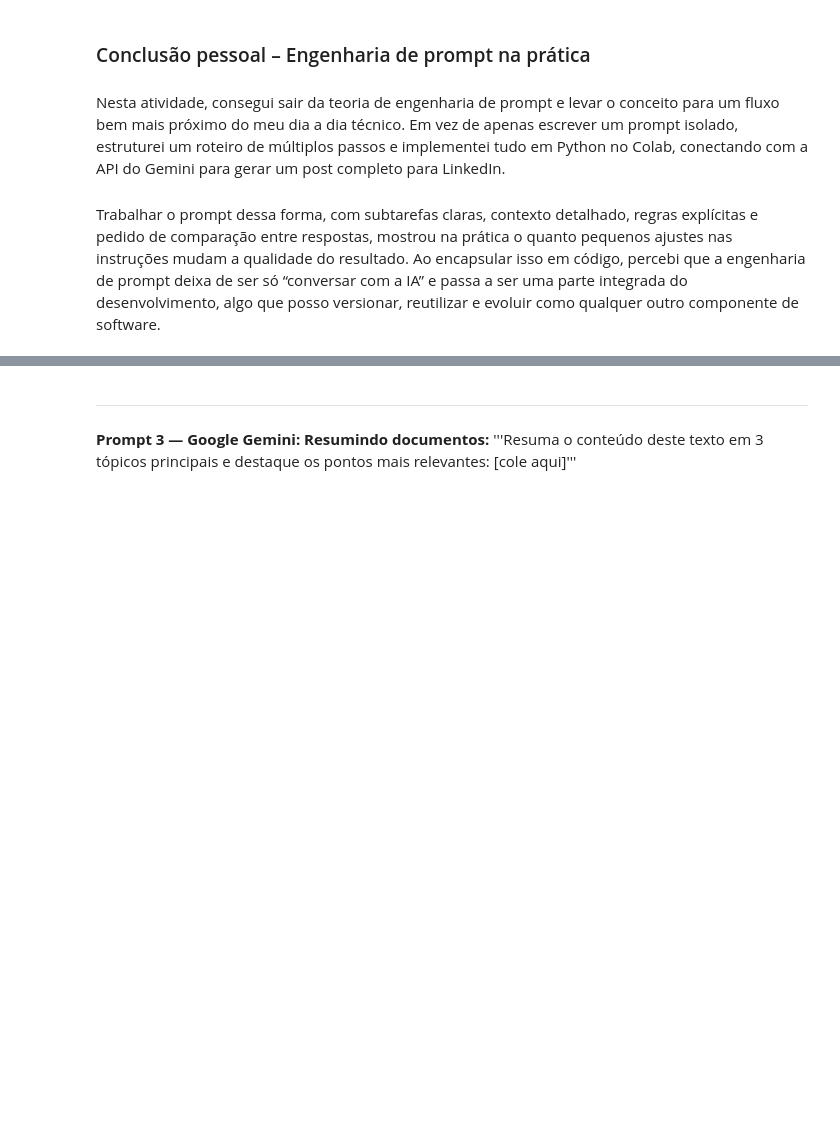
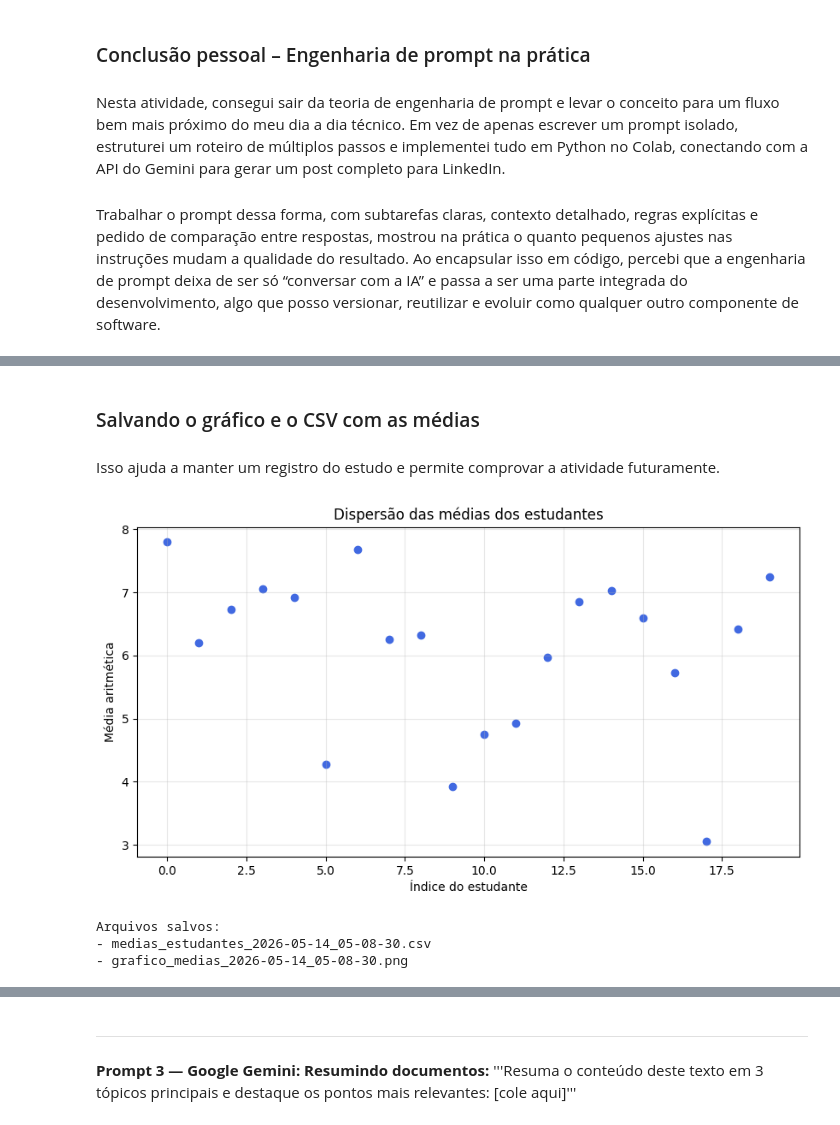
Before and after one commit to lucasyudy/imersao-digital-2026-santander, a Jupyter notebook: semana-1/colab/atividades_semana_1.ipynb, the cells around one changed output, grey strips where cells are left out. Drawn from its saved outputs; the diff is of its cells as text; code cells hidden in the pictures; blank space fills up the shorter version.

```diff
--- a/semana-1/colab/atividades_semana_1.ipynb
+++ b/semana-1/colab/atividades_semana_1.ipynb
@@ -1078,0 +1183,10 @@ posso versionar, reutilizar e evoluir como qualquer outro componente de software
+# %%
+possiveis_nomes = [c for c in df.columns if "nome" in c.lower() or "aluno" in c.lower()]
+
+if possiveis_nomes:
+    coluna_nome = possiveis_nomes[0]
+    resultado_medias = df[[coluna_nome, "media_aritmetica"]].copy()
+else:
+    resultado_medias = df[["media_aritmetica"]].copy()
+
+display(resultado_medias)
@@ -1078,0 +1225,29 @@ posso versionar, reutilizar e evoluir como qualquer outro componente de software
+# %% [markdown]
+### Salvando o gráfico e o CSV com as médias
+#
+Isso ajuda a manter um registro do estudo e permite comprovar a atividade futuramente.
+# %%
+timestamp = datetime.now().strftime("%Y-%m-%d_%H-%M-%S")
+
+arquivo_csv_saida = f"medias_estudantes_{timestamp}.csv"
+arquivo_grafico_saida = f"grafico_medias_{timestamp}.png"
+
+resultado_medias.to_csv(arquivo_csv_saida, index=False)
+
+plt.figure(figsize=(10, 5))
+plt.scatter(range(len(df)), df["media_aritmetica"], color="royalblue")
+plt.title("Dispersão das médias dos estudantes")
+plt.xlabel("Índice do estudante")
+plt.ylabel("Média aritmética")
+plt.grid(alpha=0.3)
+plt.savefig(arquivo_grafico_saida, dpi=150, bbox_inches="tight")
+plt.show()
+
+print("Arquivos salvos:")
+print("-", arquivo_csv_saida)
+print("-", arquivo_grafico_saida)
+# %% [output]
+[figure, added]
+Arquivos salvos:
+- medias_estudantes_2026-05-14_05-08-30.csv
+- grafico_medias_2026-05-14_05-08-30.png
```
Also changed, not shown: parts of 25 cells of this notebook.
